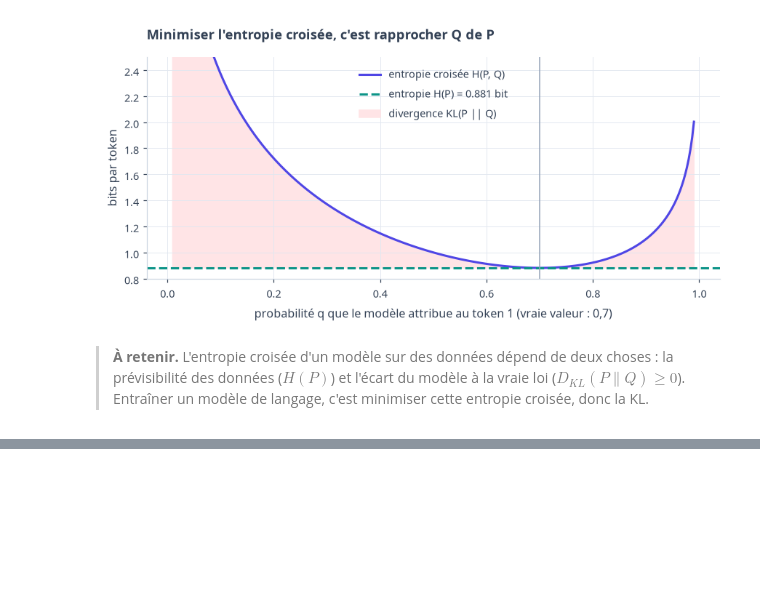
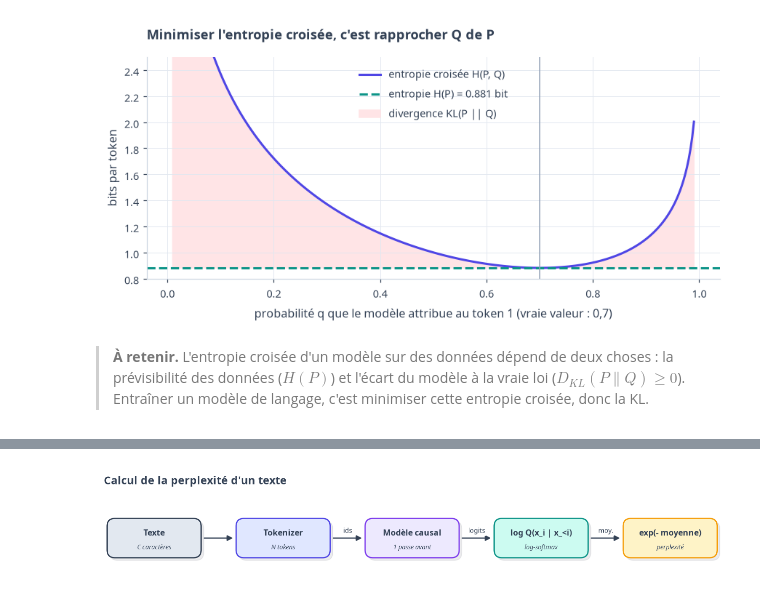
Before and after one commit to gwils28/AI_Engineering__ByTheBook, a Jupyter notebook: notebooks/ch03_methodologie_evaluation/ch03_cours_1_metriques_langage.ipynb, the cells around one changed output, grey strips where cells are left out. Cells and saved outputs as stored; diff of their text form; code cells hidden in the pictures; blank space fills up the shorter version.

```diff
--- a/notebooks/ch03_methodologie_evaluation/ch03_cours_1_metriques_langage.ipynb
+++ b/notebooks/ch03_methodologie_evaluation/ch03_cours_1_metriques_langage.ipynb
@@ -277,0 +383,9 @@ plt.tight_layout(); plt.show()
+# %%
+d = Diagram(14.2, 1.9, title="Calcul de la perplexité d'un texte")
+d.flow([("t", "Texte", "C caractères"), ("tok", "Tokenizer", "N tokens"), ("m", "Modèle causal", "1 passe avant"),
+        ("lp", "log Q(x_i | x_<i)", "log-softmax"), ("ppl", "exp(- moyenne)", "perplexité")],
+       y=0.9, x0=1.2, dx=2.95, w=2.15, labels=["", "ids", "logits", "moy."],
+       colors=[SLATE, INDIGO, VIOLET, TEAL, AMBER])
+d.show()
+# %% [output]
+[figure, added]
```
Also changed, not shown: parts of 34 cells of this notebook.
